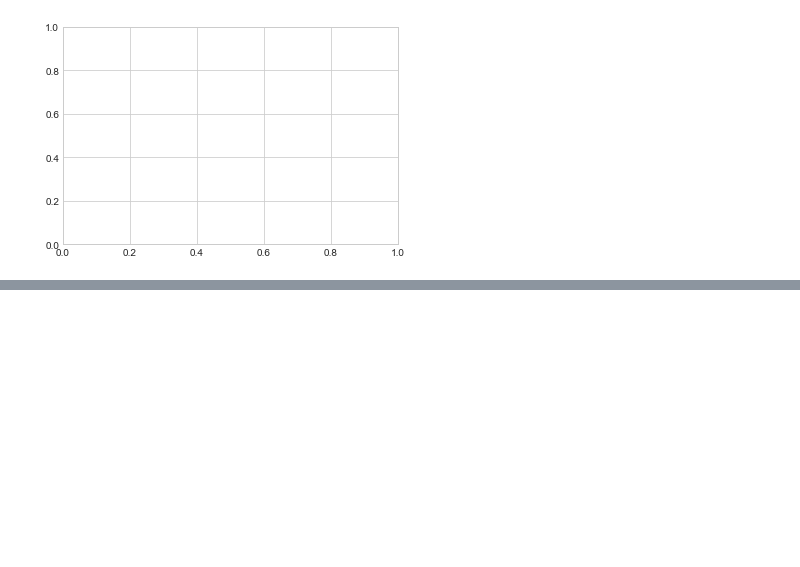
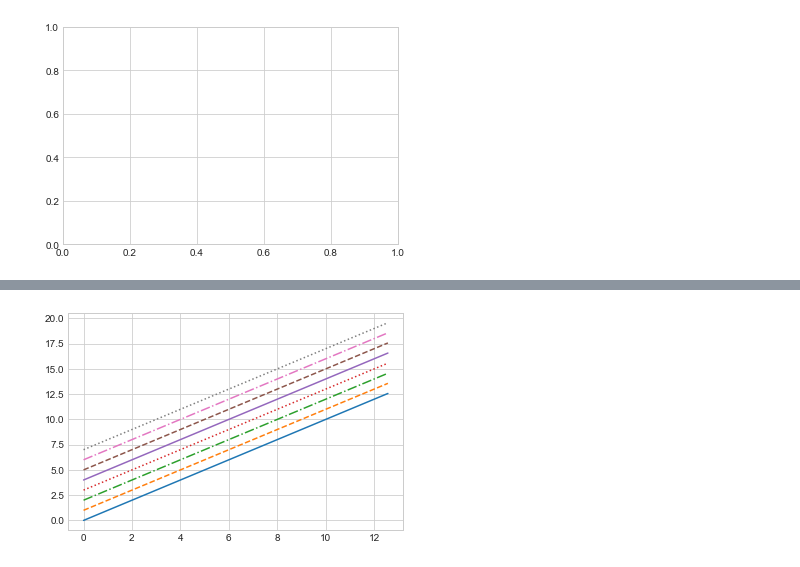
Before and after one commit to Kaizzen42/DLwPyFCholletBook, a Jupyter notebook: Matplotlib_SimpleLinePlots.ipynb, the cells around one changed output, grey strips where cells are left out. Saved outputs shown, nothing was run; the diff lists cells and outputs as text; code cells hidden in the pictures; blank space fills up the shorter version.

```diff
--- a/Matplotlib_SimpleLinePlots.ipynb
+++ b/Matplotlib_SimpleLinePlots.ipynb
@@ -17,0 +36,14 @@ ax.plot(x, np.sin(x)) # NOTE: vscode issue: you need to declare the ax object in
+# %%
+# supported values are '-', '--', '-.', ':', 'None', ' ', '', 'solid', 'dashed', 'dashdot', 'dotted'
+plt.plot(x, x + 0, linestyle='solid')
+plt.plot(x, x + 1, linestyle='dashed')
+plt.plot(x, x + 2, linestyle='dashdot')
+plt.plot(x, x + 3, linestyle='dotted');
+
+# For short, you can use the following codes:
+plt.plot(x, x + 4, linestyle='-')  # solid
+plt.plot(x, x + 5, linestyle='--') # dashed
+plt.plot(x, x + 6, linestyle='-.') # dashdot
+plt.plot(x, x + 7, linestyle=':');  # dotted
+# %% [output]
+[figure, added]
```
Also changed, not shown: parts of 16 cells of this notebook.
